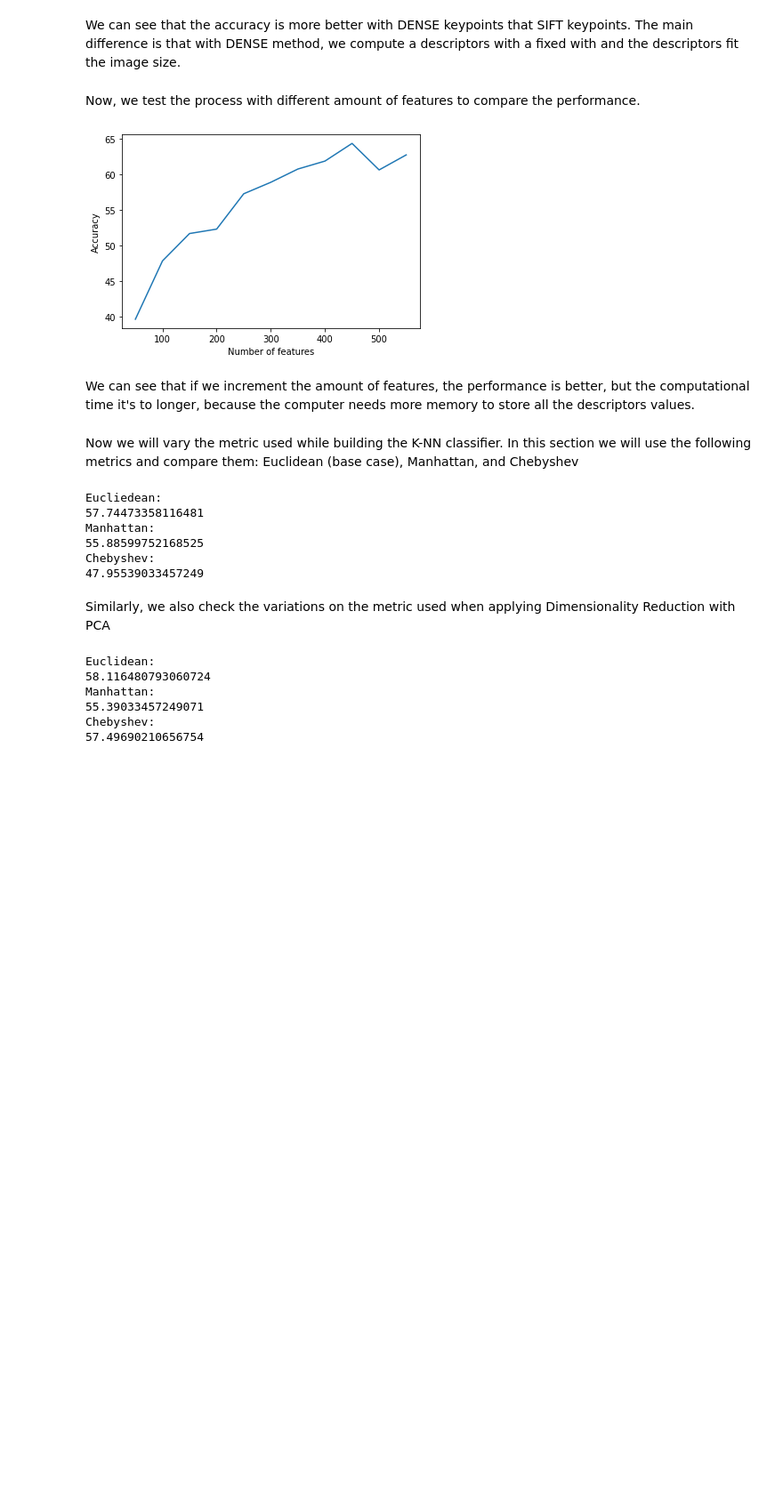
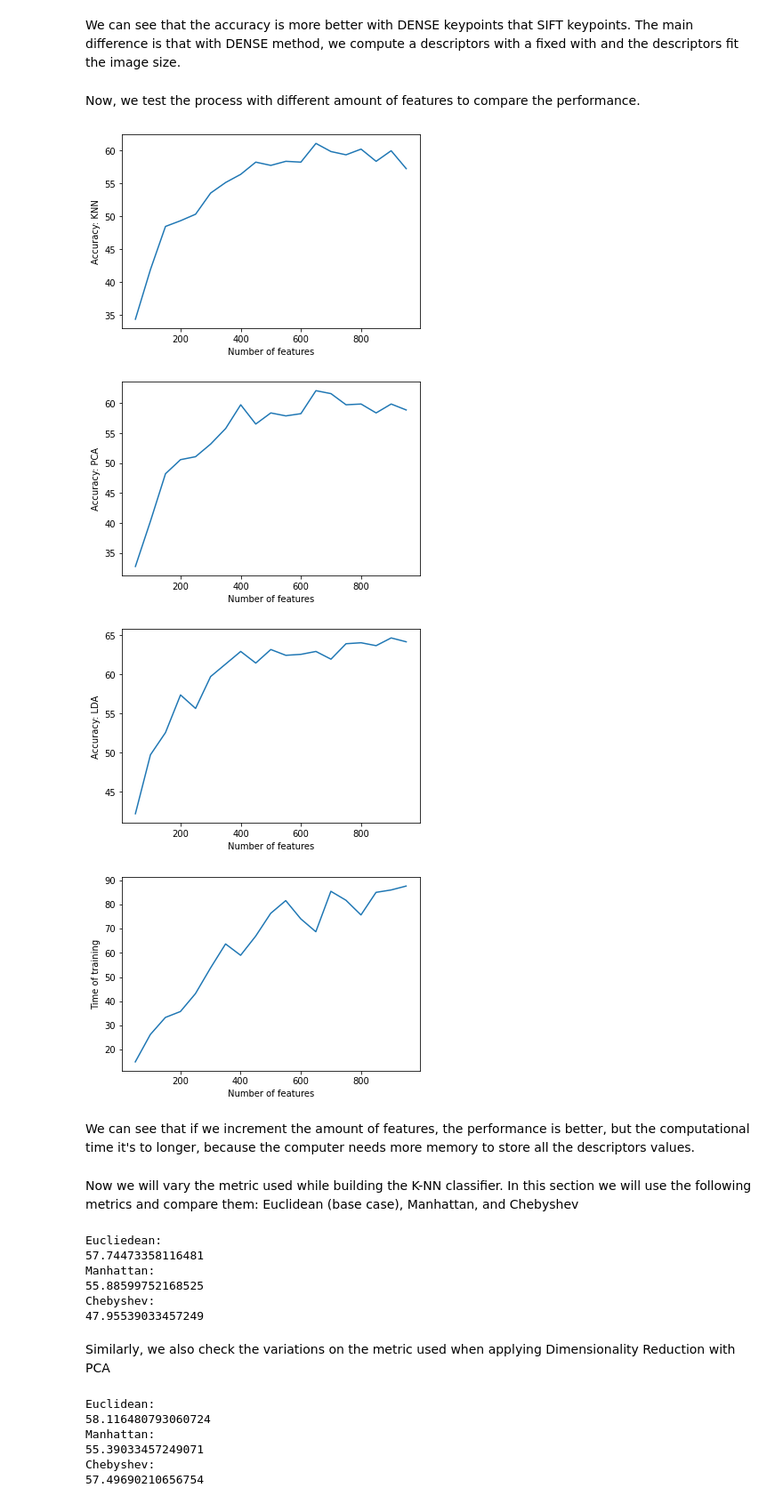
Before and after one commit to victor-prt/M3-Project, a Jupyter notebook: Scripts/week1/BagofVisualWords.ipynb, the cells around one changed output. Shown: that part at 89% size. Drawn from its saved outputs; the diff is of its cells as text; code cells hidden in the pictures; blank space fills up the shorter version.

```diff
--- a/Scripts/week1/BagofVisualWords.ipynb
+++ b/Scripts/week1/BagofVisualWords.ipynb
@@ -337,6 +337,7 @@ method, we compute a descriptors with a fixed with and the descriptors fit the i
 %reset -f
 import cv2
 import numpy as np
+import time
 import _pickle as cPickle
 from sklearn.cluster import MiniBatchKMeans
 from sklearn.neighbors import KNeighborsClassifier
@@ -347,9 +348,11 @@ train_images_filenames = cPickle.load(open('train_images_filenames.dat','rb'))
 test_images_filenames = cPickle.load(open('test_images_filenames.dat','rb'))
 train_labels = cPickle.load(open('train_labels.dat','rb'))
 test_labels = cPickle.load(open('test_labels.dat','rb'))
-
-features = np.arange(50,600,50)
-iteration_accuracy = []
+accuracy_knn = []
+accuracy_pca = []
+accuracy_lda = []
+train_time =[]
+features = np.arange(50,1000,50)
 for nfeatures in features:
     SIFTdetector = cv2.xfeatures2d.SIFT_create(nfeatures= int(nfeatures))
 
@@ -367,9 +370,12 @@ for nfeatures in features:
     D=np.vstack(Train_descriptors)
 
     k = 128
+    start = time.time()
     codebook = MiniBatchKMeans(n_clusters=k, verbose=False, batch_size=k * 20,compute_labels=False,reassignment_ratio=10**-4,random_state=42)
     codebook.fit(D)
+    elapsed_time = (time.time() - start)
 
+    train_time.append(elapsed_time)
     visual_words=np.zeros((len(Train_descriptors),k),dtype=np.float32)
     for i in range(len(Train_descriptors)):
         words=codebook.predict(Train_descriptors[i])
@@ -389,7 +395,7 @@ for nfeatures in features:
         visual_words_test[i,:]=np.bincount(words,minlength=k)
 
     accuracy = 100*knn.score(visual_words_test, test_labels)
-
+    accuracy_knn.append(accuracy)
 
 
     pca = PCA(n_components=64)
@@ -398,7 +404,7 @@ for nfeatures in features:
     knnpca.fit(VWpca, train_labels)
     vwtestpca = pca.transform(visual_words_test)
     accuracy = 100*knnpca.score(vwtestpca, test_labels)
-
+    accuracy_pca.append(accuracy)
 
     lda = LinearDiscriminantAnalysis()
     VWlda = lda.fit_transform(visual_words,train_labels)
@@ -406,18 +412,37 @@ for nfeatures in features:
     knnlda.fit(VWlda, train_labels)
     vwtestlda = lda.transform(visual_words_test)
     accuracy = 100*knnlda.score(vwtestlda, test_labels)
-    iteration_accuracy.append(accuracy)
+
+    accuracy_lda.append(accuracy)
 # %% [markdown]
 Now, we test the process with different amount of features to compare the performance.
-# %%
-import matplotlib.pyplot as plt
-
-plt.plot(features,iteration_accuracy)
-plt.ylabel('Accuracy')
-plt.xlabel('Number of features')
-plt.show()
-# %% [output]
-[figure, removed]
+# %%
+import matplotlib.pyplot as plt
+
+plt.plot(features,accuracy_knn)
+plt.ylabel('Accuracy: KNN')
+plt.xlabel('Number of features')
+plt.show()
+
+plt.plot(features,accuracy_pca)
+plt.ylabel('Accuracy: PCA')
+plt.xlabel('Number of features')
+plt.show()
+
+plt.plot(features,accuracy_lda)
+plt.ylabel('Accuracy: LDA')
+plt.xlabel('Number of features')
+plt.show()
+
+plt.plot(features,train_time)
+plt.ylabel('Time of training')
+plt.xlabel('Number of features')
+plt.show()
+# %% [output]
+[figure, added]
+[figure, added]
+[figure, added]
+[figure, added]
 # %% [markdown]
 We can see that if we increment the amount of features, the performance is better, but the computational time it's to longer,
 because the computer needs more memory to store all the descriptors values.
```
Also changed, not shown: parts of 4 cells of this notebook.
